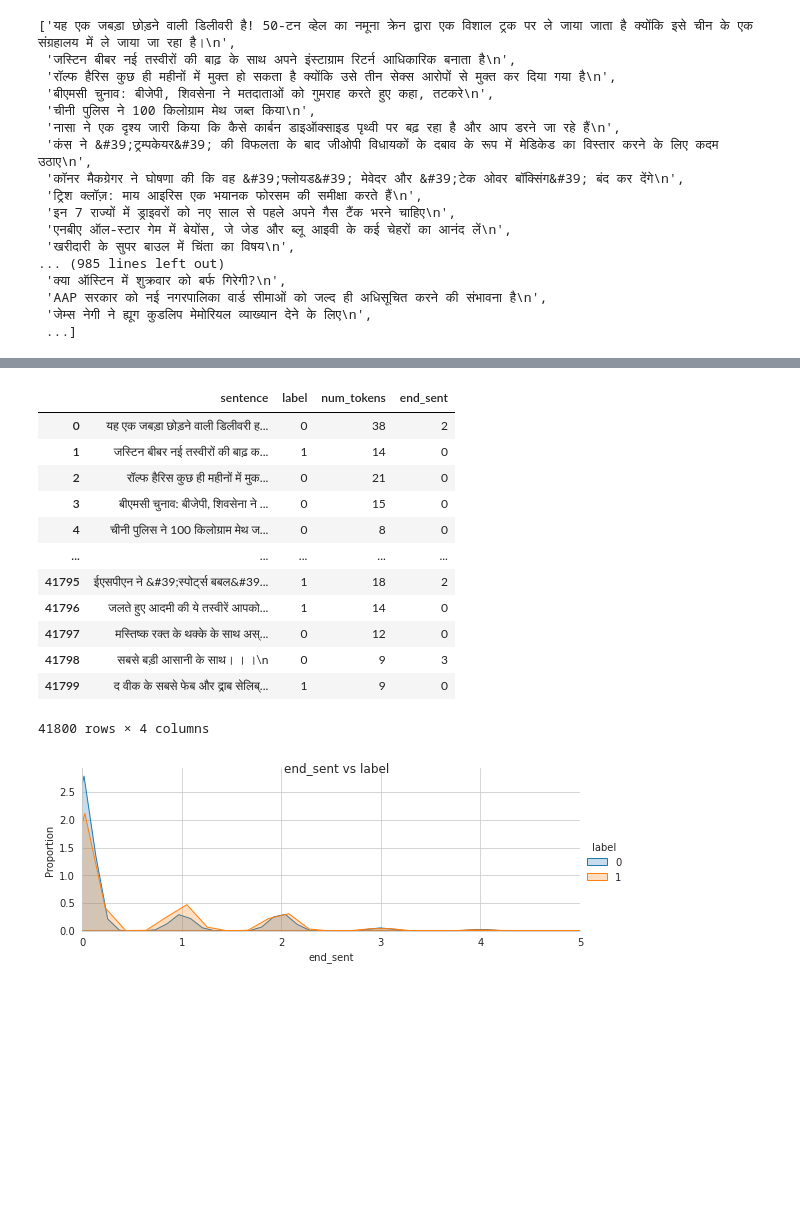
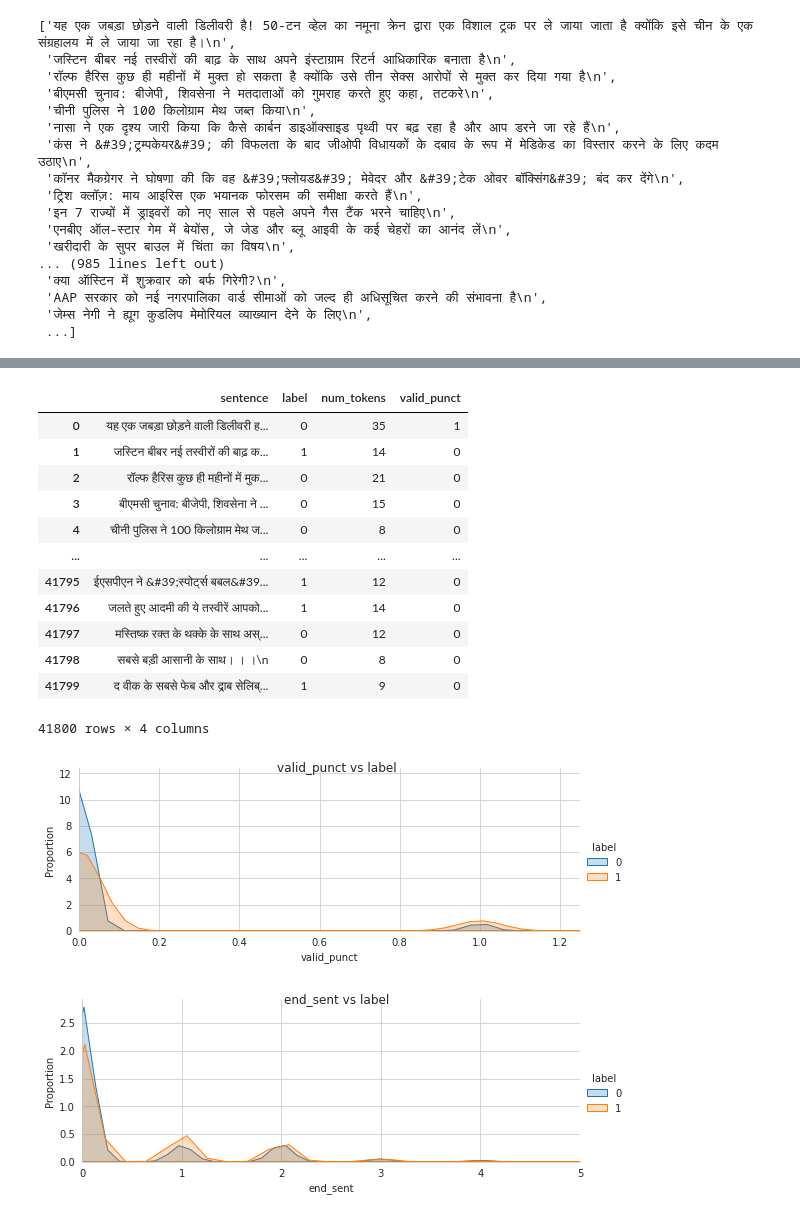
Before and after one commit to esh04/Clickbait-Identification, a Jupyter notebook: Clickbait.ipynb, the cells around one changed output, grey strips where cells are left out. Cells and saved outputs as stored; diff of their text form; code cells hidden in the pictures; blank space fills up the shorter version.

```diff
--- a/Clickbait.ipynb
+++ b/Clickbait.ipynb
@@ -82,26 +181,25 @@ df
 # %%
-break_cnt = []
+#This checks for presence of ! and ?
+que_exclam = []
 for i in sentence_list:
   count = 0;
   for j in range(0,len(i)):
-    if i[j] in ('!',";","?","।"):
+    if i[j] in ('!',"?"):
       count = count + 1;
-  break_cnt.append(count)
+  que_exclam.append(count)
+df = df.assign(valid_punct = que_exclam)
+df
+# %% [output]
+|  | sentence | label | num_tokens | valid_punct |
+| 0 | यह एक जबड़ा छोड़ने वाली डिलीवरी ह... | 0 | 35 | 1 |
+| 1 | जस्टिन बीबर नई तस्वीरों की बाढ़ क... | 1 | 14 | 0 |
+| 2 | रॉल्फ हैरिस कुछ ही महीनों में मुक... | 0 | 21 | 0 |
+| 3 | बीएमसी चुनाव: बीजेपी, शिवसेना ने ... | 0 | 15 | 0 |
+| 4 | चीनी पुलिस ने 100 किलोग्राम मेथ ज... | 0 | 8 | 0 |
+| ... | ... | ... | ... | ... |
+| 41795 | ईएसपीएन ने &#39;स्पोर्ट्स बबल&#39... | 1 | 12 | 0 |
+| 41796 | जलते हुए आदमी की ये तस्वीरें आपको... | 1 | 14 | 0 |
+| 41797 | मस्तिष्क रक्त के थक्के के साथ अस्... | 0 | 12 | 0 |
+| 41798 | सबसे बड़ी आसानी के साथ। । ।\n | 0 | 8 | 0 |
+| 41799 | द वीक के सबसे फेब और द्राब सेलिब्... | 1 | 9 | 0 |
+41800 rows × 4 columns
-# %%
-df = df.assign(end_sent = break_cnt)
-# %%
-df
-# %% [output]
-|  | sentence | label | num_tokens | end_sent |
-| 0 | यह एक जबड़ा छोड़ने वाली डिलीवरी ह... | 0 | 38 | 2 |
-| 1 | जस्टिन बीबर नई तस्वीरों की बाढ़ क... | 1 | 14 | 0 |
-| 2 | रॉल्फ हैरिस कुछ ही महीनों में मुक... | 0 | 21 | 0 |
-| 3 | बीएमसी चुनाव: बीजेपी, शिवसेना ने ... | 0 | 15 | 0 |
-| 4 | चीनी पुलिस ने 100 किलोग्राम मेथ ज... | 0 | 8 | 0 |
-| ... | ... | ... | ... | ... |
-| 41795 | ईएसपीएन ने &#39;स्पोर्ट्स बबल&#39... | 1 | 18 | 2 |
-| 41796 | जलते हुए आदमी की ये तस्वीरें आपको... | 1 | 14 | 0 |
-| 41797 | मस्तिष्क रक्त के थक्के के साथ अस्... | 0 | 12 | 0 |
-| 41798 | सबसे बड़ी आसानी के साथ। । ।\n | 0 | 9 | 3 |
-| 41799 | द वीक के सबसे फेब और द्राब सेलिब्... | 1 | 9 | 0 |
-41800 rows × 4 columns
@@ -114 +206,13 @@ import itertools
+# %%
+sns.set_style("whitegrid")
+plotOne = sns.FacetGrid(df, hue="label",aspect=2.5)
+plotOne.map(sns.kdeplot,'valid_punct',shade=True)
+#plotOne.set(xlim=(0, df['num_tokens'].max()))
+plotOne.set(xlim=(0, 1.25))
+plotOne.add_legend()
+plotOne.set_axis_labels('valid_punct', 'Proportion')
+plotOne.fig.suptitle('valid_punct vs label')
+plt.show()
+# %% [output]
+[figure, added]
 # %%
```
Also changed, not shown: parts of 13 cells of this notebook.
